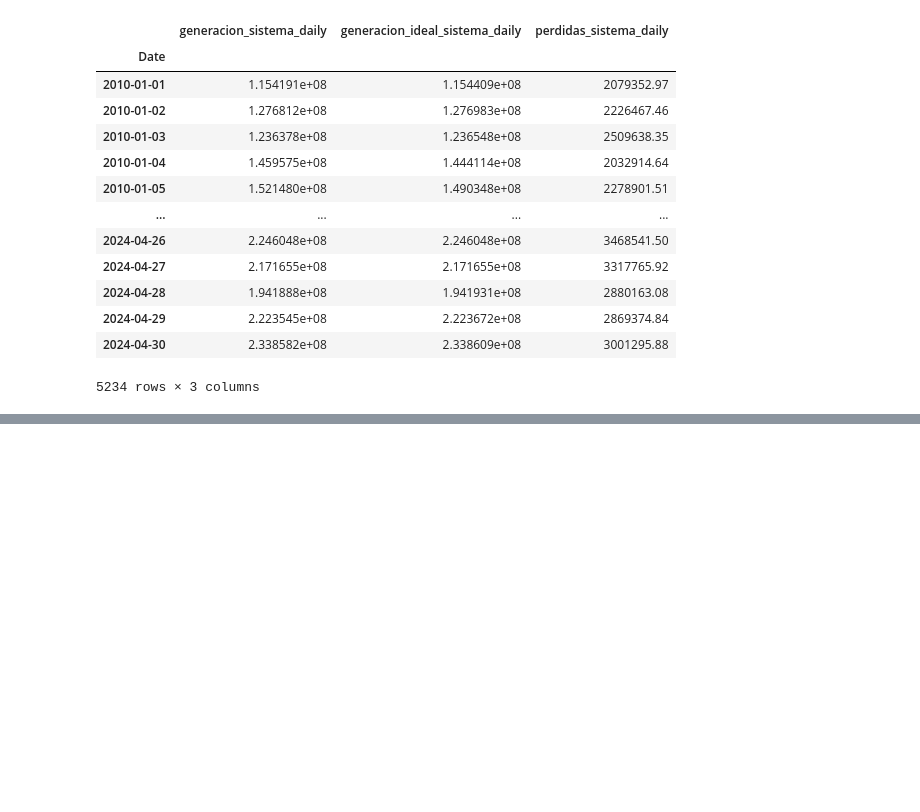
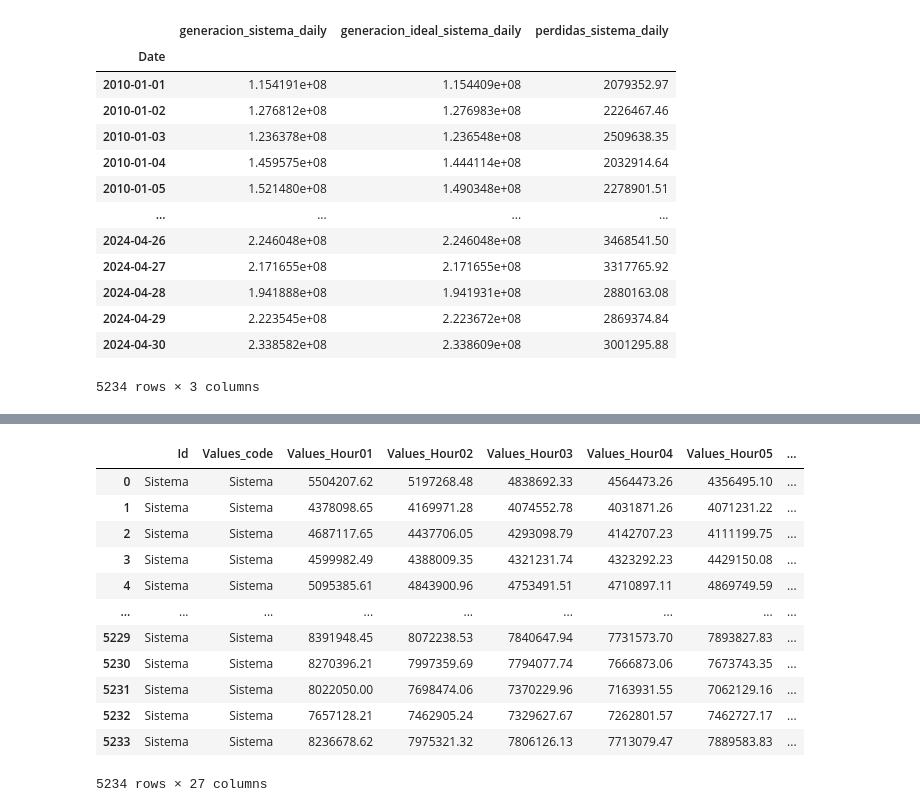
Before and after one commit to sistema-electrico-colombia/transform-EDA, a Jupyter notebook: transformaciones_analitica.ipynb, the cells around one changed output, grey strips where cells are left out. Cells and saved outputs as stored; diff of their text form; code cells hidden in the pictures; blank space fills up the shorter version.

```diff
--- a/transformaciones_analitica.ipynb
+++ b/transformaciones_analitica.ipynb
@@ -239,0 +673,19 @@ df_consolidated
+# %%
+sql_query = """select * from dema_real"""
+df_demanda_real_sistema = pd.read_sql_query(sql_query, con=conn)
+df_demanda_real_sistema['Date'] = pd.to_datetime(df_demanda_real_sistema['Date'])
+df_demanda_real_sistema
+# %% [output]
+|  | Id | Values_code | Values_Hour01 | Values_Hour02 | Values_Hour03 | Values_Hour04 | Values_Hour05 | ... |
+| 0 | Sistema | Sistema | 5504207.62 | 5197268.48 | 4838692.33 | 4564473.26 | 4356495.10 | ... |
+| 1 | Sistema | Sistema | 4378098.65 | 4169971.28 | 4074552.78 | 4031871.26 | 4071231.22 | ... |
+| 2 | Sistema | Sistema | 4687117.65 | 4437706.05 | 4293098.79 | 4142707.23 | 4111199.75 | ... |
+| 3 | Sistema | Sistema | 4599982.49 | 4388009.35 | 4321231.74 | 4323292.23 | 4429150.08 | ... |
+| 4 | Sistema | Sistema | 5095385.61 | 4843900.96 | 4753491.51 | 4710897.11 | 4869749.59 | ... |
+| ... | ... | ... | ... | ... | ... | ... | ... | ... |
+| 5229 | Sistema | Sistema | 8391948.45 | 8072238.53 | 7840647.94 | 7731573.70 | 7893827.83 | ... |
+| 5230 | Sistema | Sistema | 8270396.21 | 7997359.69 | 7794077.74 | 7666873.06 | 7673743.35 | ... |
+| 5231 | Sistema | Sistema | 8022050.00 | 7698474.06 | 7370229.96 | 7163931.55 | 7062129.16 | ... |
+| 5232 | Sistema | Sistema | 7657128.21 | 7462905.24 | 7329627.67 | 7262801.57 | 7462727.17 | ... |
+| 5233 | Sistema | Sistema | 8236678.62 | 7975321.32 | 7806126.13 | 7713079.47 | 7889583.83 | ... |
+5234 rows × 27 columns
```
Also changed, not shown: parts of 61 cells of this notebook.
